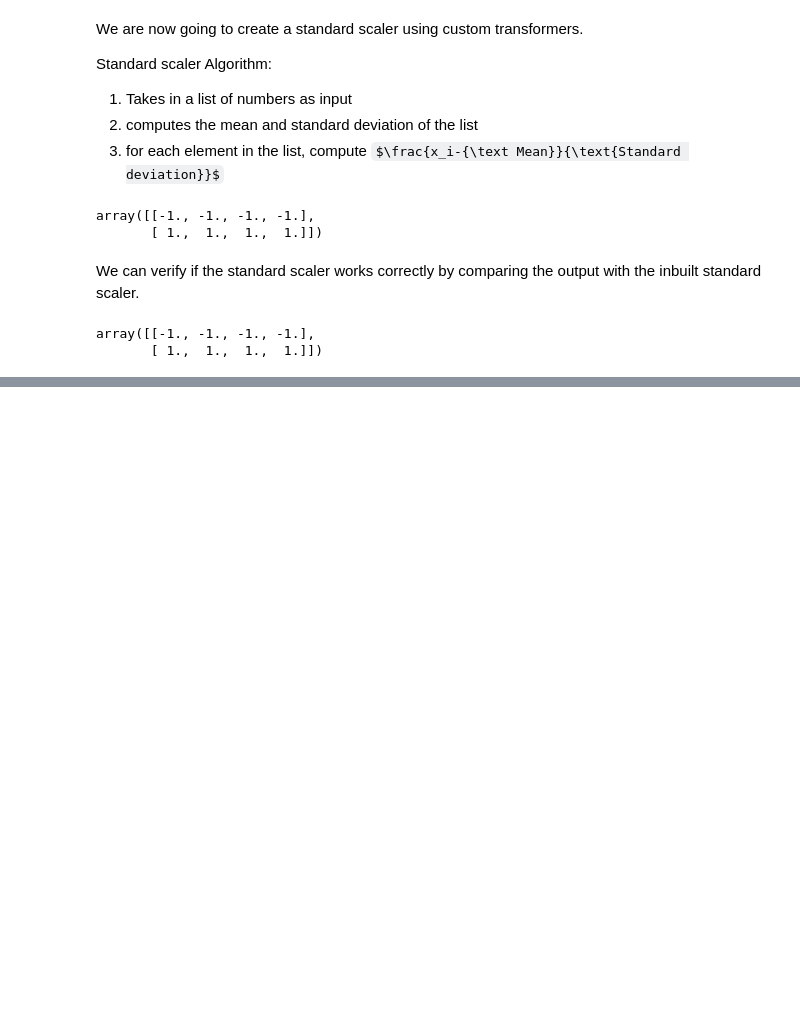
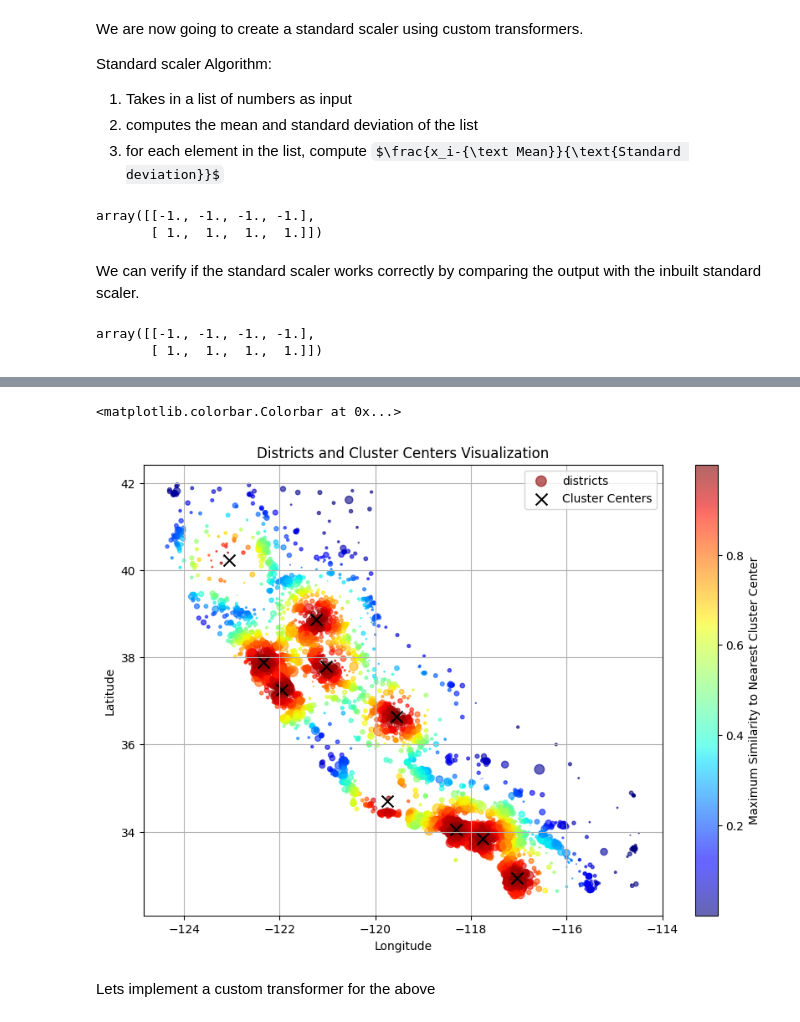
Before and after one commit to ganeshgaiy/ML---district-median-house-pricing-california, a Jupyter notebook: housing-prices-predict.ipynb, the cells around one changed output, grey strips where cells are left out. Cells and saved outputs as stored; diff of their text form; code cells hidden in the pictures; some formulas as TeX source; blank space fills up the shorter version.

Commit message:
Maximum similarity to nearest cluster center

```diff
--- a/housing-prices-predict.ipynb
+++ b/housing-prices-predict.ipynb
@@ -688,3 +688,12 @@ std_sc.fit_transform(x)
 # %% [output]
 array([[-1., -1., -1., -1.],
        [ 1.,  1.,  1.,  1.]])
+# %%
+from sklearn.cluster import KMeans
+from sklearn.metrics.pairwise import rbf_kernel
+
+clusters = KMeans(n_clusters=10, random_state=42)
+x = clusters.fit(housing[["latitude", "longitude"]], sample_weight=housing_labels)
+
+rbf_simil_centers_districts = rbf_kernel(housing[["latitude", "longitude"]], clusters.cluster_centers_, gamma=1)
+pd.DataFrame(rbf_simil_centers_districts)
@@ -690,0 +714,17 @@ array([[-1., -1., -1., -1.],
+# %%
+plt.figure(figsize=(10,7))
+d_scatter = plt.scatter(housing["longitude"], housing["latitude"], c=rbf_simil_centers_districts.max(axis=1), cmap='jet', alpha=0.6,s=housing["population"] / 100,label="districts")
+plt.scatter(x.cluster_centers_[:, 1], x.cluster_centers_[:,0], marker="x", s=100, c="black",  label='Cluster Centers')
+# x.cluster_centers_
+plt.colorbar(scatter, label='Maximum Similarity to Nearest Cluster Center')
+plt.title('Districts and Cluster Centers Visualization')
+plt.xlabel('Longitude')
+plt.ylabel('Latitude')
+plt.legend()
+plt.grid(True)
+plt.colorbar(d_scatter, label="Maximum Similarity to Nearest Cluster Center")
+# %% [output]
+<matplotlib.colorbar.Colorbar at 0x...>
+[figure, added]
+# %% [markdown]
+Lets implement a custom transformer for the above
```
Also changed, not shown: parts of 4 cells of this notebook.
